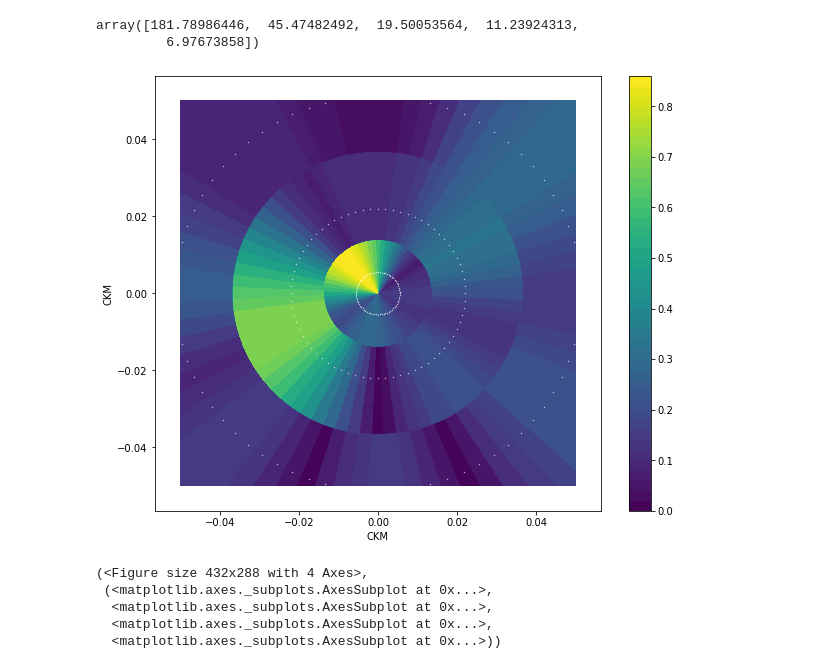
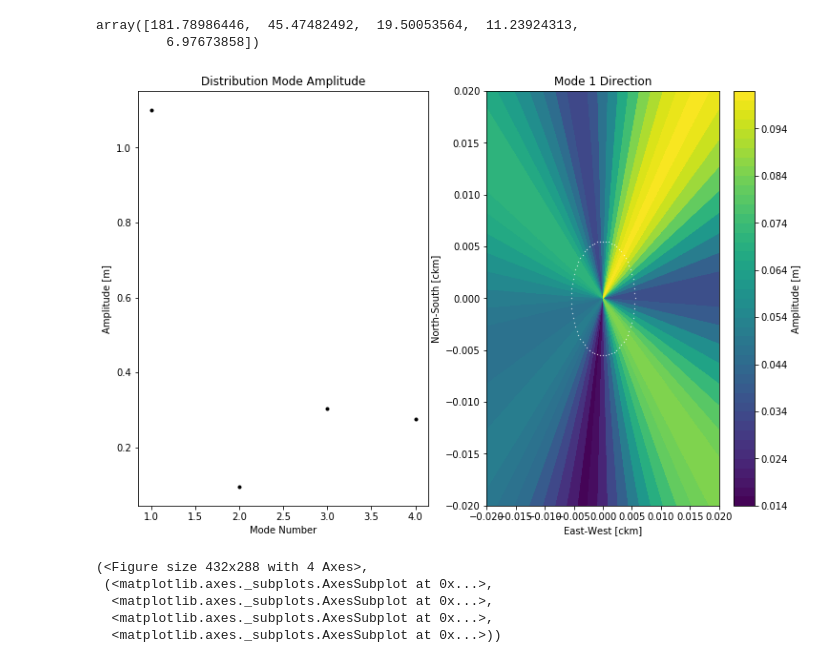
Before and after one commit to jpdef/internalwaves, a Jupyter notebook: IW/notebooks/LLC/LLC_INV_3D.ipynb, the cells around one changed output. Drawn from its saved outputs; the diff is of its cells as text; code cells hidden in the pictures.

```diff
--- a/IW/notebooks/LLC/LLC_INV_3D.ipynb
+++ b/IW/notebooks/LLC/LLC_INV_3D.ipynb
@@ -112,9 +112,9 @@ Compute Inversion All Data
 #Interpolat N2 to a regularized grid
 n2ofz = interp.InterpolatedUnivariateSpline(Z[DSL],N2_mean[DSL])
 Z_even = np.linspace(Z[10],Z[60],100)
-isl = (slice(0,168,4),slice(10,50,2),slice(0,6),slice(0,6))
+isl = (slice(0,168,7),slice(10,50,2),slice(0,11),slice(0,11))
 #Subsample data set create dataframe
-cube = pd.DataFrame({"dz"    : DZ[isl].flatten(),
+cube = pd.DataFrame({"dz"    : DZB[isl].flatten(),
                      "time"  : AX[isl]["t"].flatten(),
                      "z"     : AX[isl]["z"].flatten(),
                      "x"     : AX[isl]["x"].flatten(),
@@ -189,33 +183,40 @@ array([181.78986446,  45.47482492,  19.50053564,  11.23924313,
 # %%
 """
 Plotting Parameter space
 """
 
 import scipy
 def mag(a,b):
     return np.sqrt(a**2 + b**2)
 
 ## Irregular points in K-Omega space
-psn = iwi.ps[ (iwi.ps['modes'] < 3) & (iwi.ps['freqs'] > 0 )]
+psn = iwi.ps[ (iwi.ps['modes'] < 1) & (iwi.ps['freqs'] > 0 )]
 KX = 1000*psn['hwvn']*np.cos(2*np.pi*psn['theta']/360)
 KY = 1000*psn['hwvn']*np.sin(2*np.pi*psn['theta']/360)
 M = mag(psn['a'].values,psn['b'].values)
 
-r = .05
+r = .02
 kxi = np.linspace(-r,r,1000)
 kyi = np.linspace(-r,r,1000)
 Kxi,Kyi = np.meshgrid(kxi,kyi)
 
+
 Ai = scipy.interpolate.griddata((KX,KY),M,(Kxi,Kyi),method='nearest')
-f,ax =plt.subplots()
-p = ax.contourf(Kxi,Kyi,np.nan_to_num(Ai),levels=50)
-ax.scatter(KY,KX,s=0.1,c='w')
-ax.set_xlabel('CKM')
-ax.set_ylabel('CKM')
-f.colorbar(p)
-f.set_size_inches(10,8)
+f,(ax1,ax2) =plt.subplots(1,2)
+p = ax2.contourf(Kxi,Kyi,np.nan_to_num(Ai),levels=50)
+ax2.scatter(KY,KX,s=0.1,c='w')
+ax2.set_xlabel('East-West [ckm]')
+ax2.set_ylabel('North-South [ckm]')
+ax2.set_title('Mode 1 Direction')
+
+ax1.plot( mag(iwi.ps.groupby('modes').sum()['a'][1:],iwi.ps.groupby('modes').sum()['b'][1:] ),'k.' )
+ax1.set_xlabel("Mode Number")
+ax1.set_ylabel("Amplitude [m]")
+ax1.set_title('Distribution Mode Amplitude')
+f.colorbar(p,label="Amplitude [m]")
+f.set_size_inches(12,8)
 # %% [output]
-[figure, old version]
+[figure, new version]
 # %%
 mode_plot(iwi.iwmodes[0])
 # %% [output]
```
Also changed, not shown: parts of 7 cells of this notebook, 14 other files.
